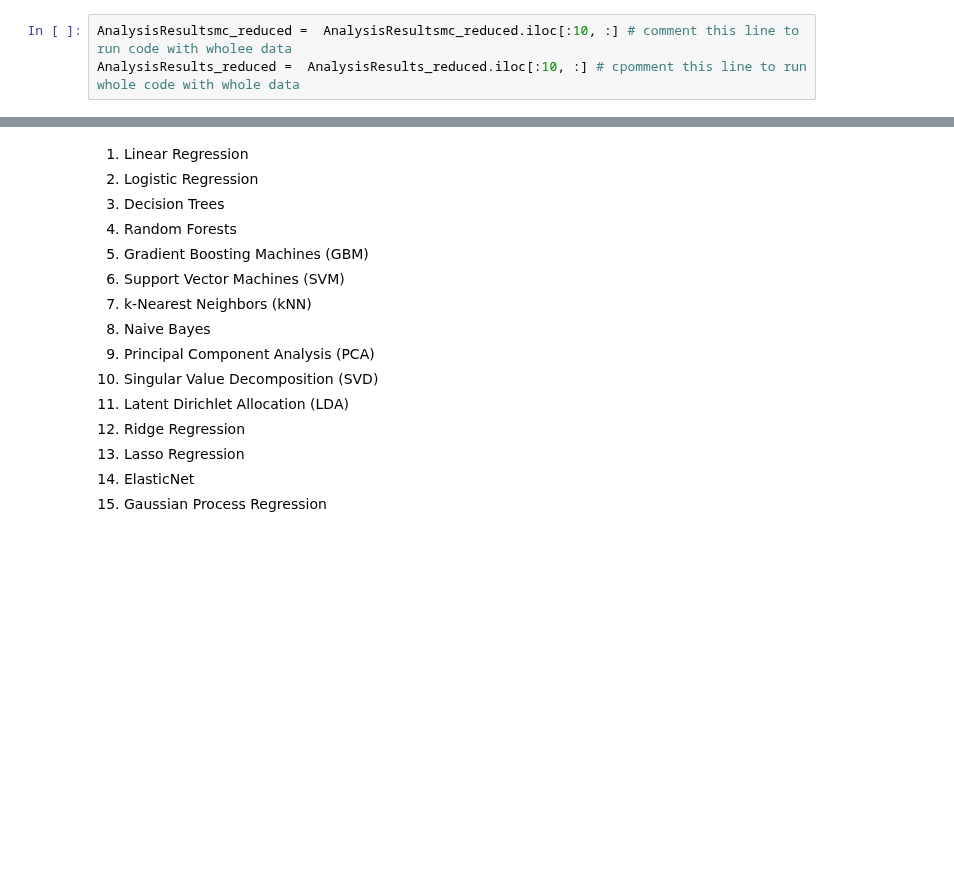
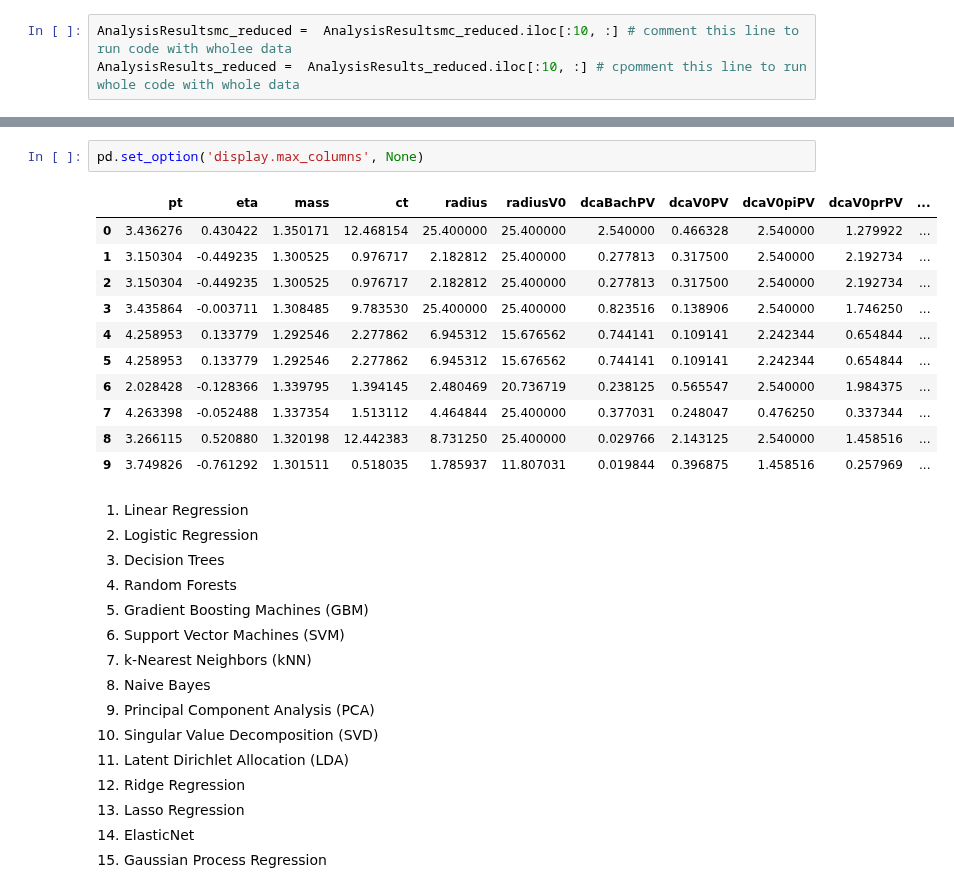
Before and after one commit to robertnesterodhiambo/Advanced_Data_analysis, a Jupyter notebook: viuzlization.ipynb, the cells around one changed output, grey strips where cells are left out. Saved outputs shown, nothing was run; the diff lists cells and outputs as text; blank space fills up the shorter version.

```diff
--- a/viuzlization.ipynb
+++ b/viuzlization.ipynb
@@ -172,3 +267,17 @@ AnalysisResults_reduced =  AnalysisResults_reduced.iloc[:10, :] # cpomment this
+# %%
+pd.set_option('display.max_columns', None)
+# %% [output]
+|  | pt | eta | mass | ct | radius | radiusV0 | dcaBachPV | dcaV0PV | dcaV0piPV | dcaV0prPV | ... |
+| 0 | 3.436276 | 0.430422 | 1.350171 | 12.468154 | 25.400000 | 25.400000 | 2.540000 | 0.466328 | 2.540000 | 1.279922 | ... |
+| 1 | 3.150304 | -0.449235 | 1.300525 | 0.976717 | 2.182812 | 25.400000 | 0.277813 | 0.317500 | 2.540000 | 2.192734 | ... |
+| 2 | 3.150304 | -0.449235 | 1.300525 | 0.976717 | 2.182812 | 25.400000 | 0.277813 | 0.317500 | 2.540000 | 2.192734 | ... |
+| 3 | 3.435864 | -0.003711 | 1.308485 | 9.783530 | 25.400000 | 25.400000 | 0.823516 | 0.138906 | 2.540000 | 1.746250 | ... |
+| 4 | 4.258953 | 0.133779 | 1.292546 | 2.277862 | 6.945312 | 15.676562 | 0.744141 | 0.109141 | 2.242344 | 0.654844 | ... |
+| 5 | 4.258953 | 0.133779 | 1.292546 | 2.277862 | 6.945312 | 15.676562 | 0.744141 | 0.109141 | 2.242344 | 0.654844 | ... |
+| 6 | 2.028428 | -0.128366 | 1.339795 | 1.394145 | 2.480469 | 20.736719 | 0.238125 | 0.565547 | 2.540000 | 1.984375 | ... |
+| 7 | 4.263398 | -0.052488 | 1.337354 | 1.513112 | 4.464844 | 25.400000 | 0.377031 | 0.248047 | 0.476250 | 0.337344 | ... |
+| 8 | 3.266115 | 0.520880 | 1.320198 | 12.442383 | 8.731250 | 25.400000 | 0.029766 | 2.143125 | 2.540000 | 1.458516 | ... |
+| 9 | 3.749826 | -0.761292 | 1.301511 | 0.518035 | 1.785937 | 11.807031 | 0.019844 | 0.396875 | 1.458516 | 0.257969 | ... |
 # %% [markdown]
 1. Linear Regression
 2. Logistic Regression
```
Also changed, not shown: parts of 7 cells of this notebook.
